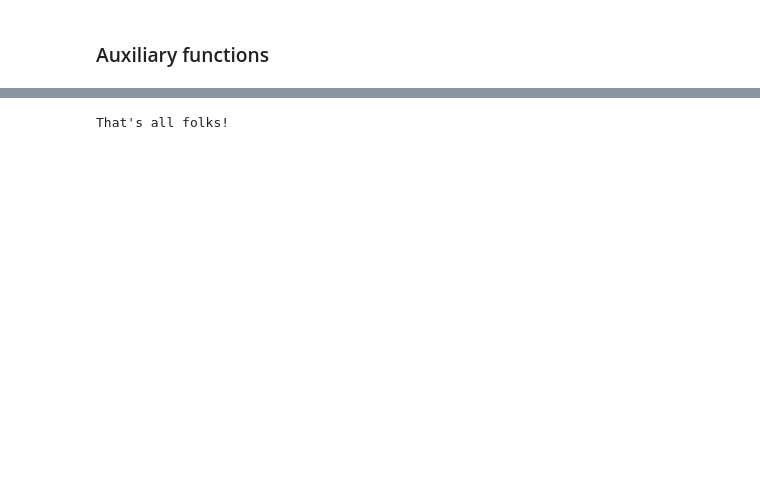
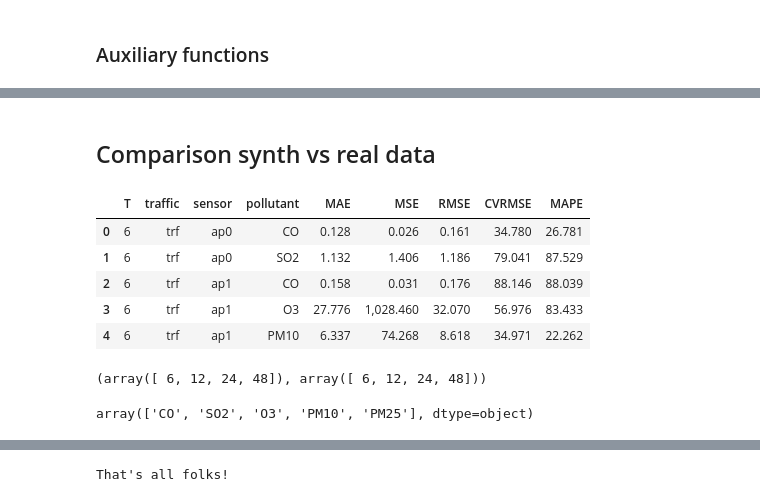
Before and after one commit to fterroso/airpollution_gnn_uca_upct, a Jupyter notebook: 05_analyze_results.ipynb, the cells around one changed output, grey strips where cells are left out. Cells and saved outputs as stored; diff of their text form; code cells hidden in the pictures; blank space fills up the shorter version.

```diff
--- a/05_analyze_results.ipynb
+++ b/05_analyze_results.ipynb
@@ -205,0 +208,31 @@ FORECASTED VS REAL PLOTS
+# %% [markdown]
+## Comparison synth vs real data
+# %%
+_city='madrid'
+T_lst= [6,12,24,48] #target time horizons to analyze
+
+metrics_by_sensors_real_df= pd.read_csv(os.path.join(results_path,f'metrics_by_pollutant_{_city}.csv'), index_col=0)
+metrics_by_sensors_real_no_trf_df= metrics_by_sensors_real_df[metrics_by_sensors_real_df['traffic']== 'no_trf']
+metrics_by_sensors_real_trf_df= metrics_by_sensors_real_df[metrics_by_sensors_real_df['traffic']== 'trf']
+
+metrics_by_sensors_synth_df= pd.read_csv(os.path.join(results_path,f'metrics_by_pollutant_{_city}_synth.csv'), index_col=0)
+metrics_by_sensors_synth_no_trf_df= metrics_by_sensors_synth_df[metrics_by_sensors_synth_df['traffic']== 'no_trf']
+metrics_by_sensors_synth_trf_df= metrics_by_sensors_synth_df[metrics_by_sensors_synth_df['traffic']== 'trf']
+
+metrics_by_sensors_real_trf_df.head()
+# %% [output]
+|  | T | traffic | sensor | pollutant | MAE | MSE | RMSE | CVRMSE | MAPE |
+| 0 | 6 | trf | ap0 | CO | 0.128 | 0.026 | 0.161 | 34.780 | 26.781 |
+| 1 | 6 | trf | ap0 | SO2 | 1.132 | 1.406 | 1.186 | 79.041 | 87.529 |
+| 2 | 6 | trf | ap1 | CO | 0.158 | 0.031 | 0.176 | 88.146 | 88.039 |
+| 3 | 6 | trf | ap1 | O3 | 27.776 | 1,028.460 | 32.070 | 56.976 | 83.433 |
+| 4 | 6 | trf | ap1 | PM10 | 6.337 | 74.268 | 8.618 | 34.971 | 22.262 |
+# %%
+metrics_by_sensors_real_trf_df['T'].unique(), metrics_by_sensors_synth_trf_df['T'].unique()
+# %% [output]
+(array([ 6, 12, 24, 48]), array([ 6, 12, 24, 48]))
+# %%
+pollutants_lst= metrics_by_sensors_real_trf_df['pollutant'].unique()
+pollutants_lst
+# %% [output]
+array(['CO', 'SO2', 'O3', 'PM10', 'PM25'], dtype=object)
```
Also changed, not shown: parts of 32 cells of this notebook.
